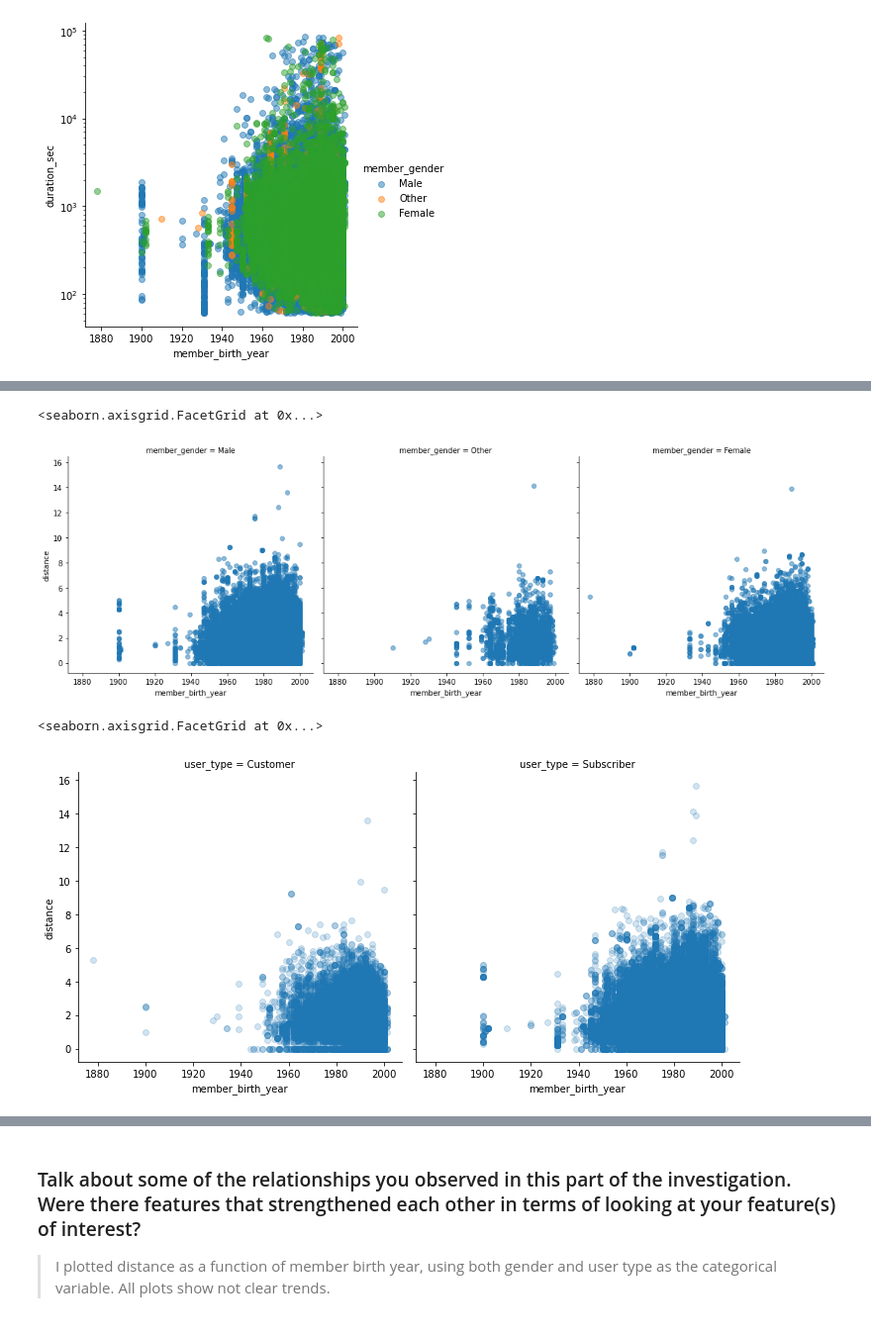
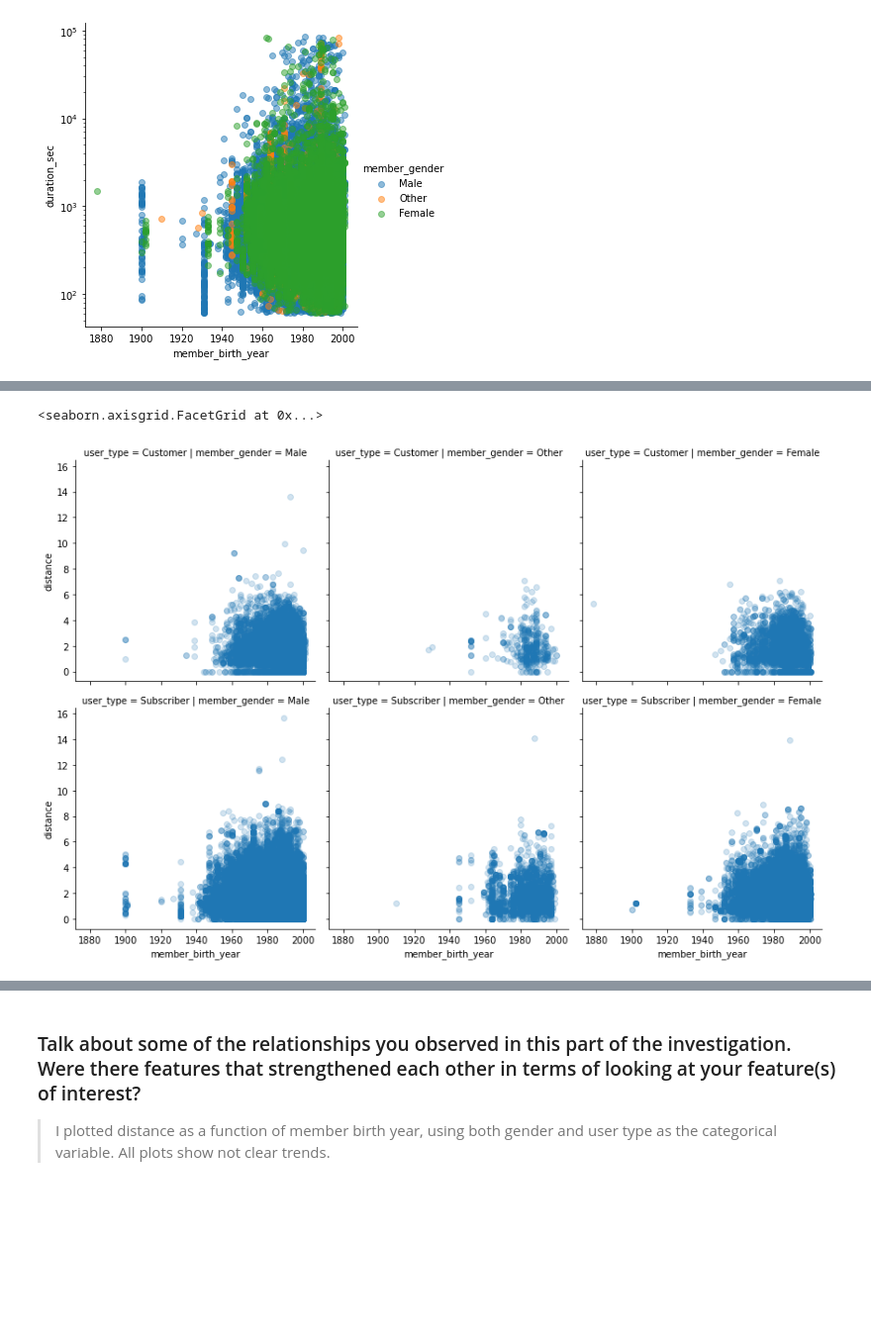
Before and after one commit to mingminwang/Communicate-data-findings_Udacity, a Jupyter notebook: exploration_Ford GoBike.ipynb, the cells around one changed output, grey strips where cells are left out. Shown at 99% size. Saved outputs shown, nothing was run; the diff lists cells and outputs as text; code cells hidden in the pictures; blank space fills up the shorter version.

```diff
--- a/exploration_Ford GoBike.ipynb
+++ b/exploration_Ford GoBike.ipynb
@@ -334,14 +365,7 @@ g.add_legend()
 # %%
-g = sb.FacetGrid(data = fbike_clean[fbike_clean.distance<60], col = 'member_gender', size = 5)
-g.map(plt.scatter, 'member_birth_year', 'distance', alpha=0.5)
+g = sb.FacetGrid(data = fbike_clean[fbike_clean.distance<60], col = 'member_gender', row='user_type', size = 4)
+g.map(plt.scatter, 'member_birth_year', 'distance', alpha=0.2)
 g.add_legend()
 # %% [output]
 <seaborn.axisgrid.FacetGrid at 0x...>
-[figure, old version]
+[figure, new version]
-# %%
-g = sb.FacetGrid(data = fbike_clean[fbike_clean.distance<60], col = 'user_type', size = 5)
-g.map(plt.scatter, 'member_birth_year', 'distance', alpha=0.2)
-g.add_legend()
-# %% [output]
-<seaborn.axisgrid.FacetGrid at 0x...>
-[figure, removed]
```
Also changed, not shown: parts of 24 cells of this notebook, 3 other files.
